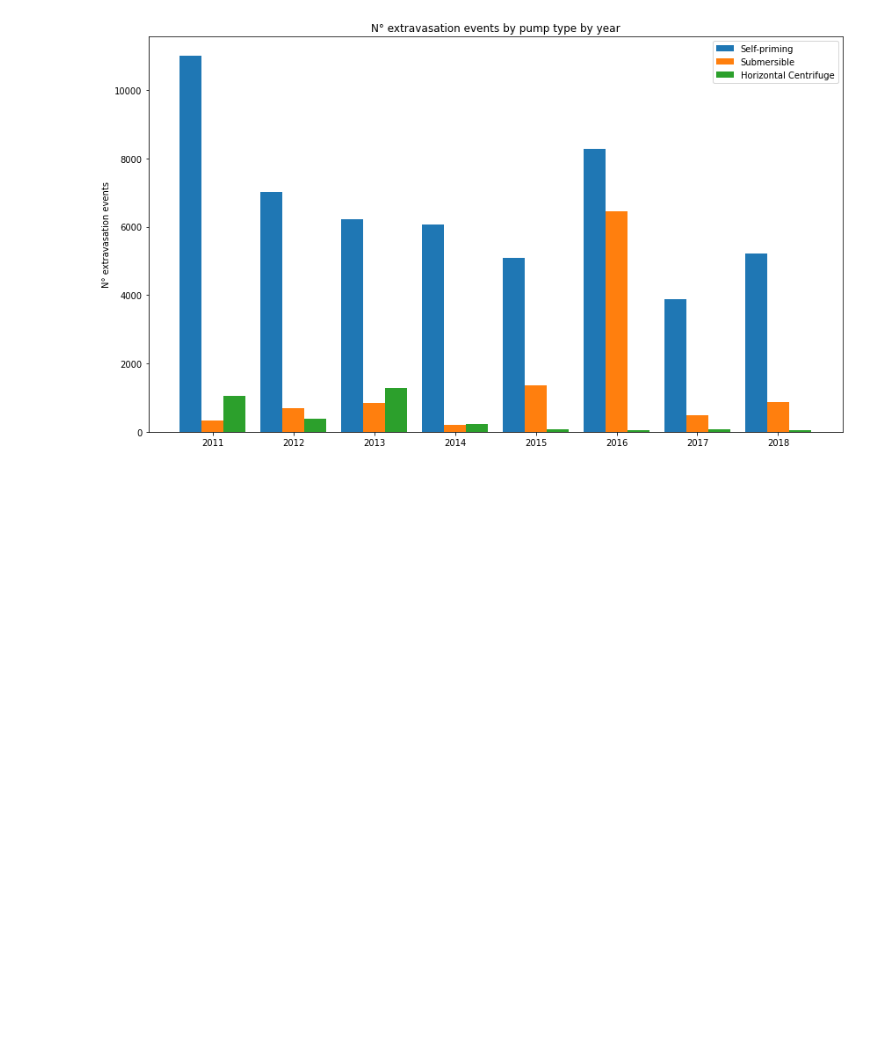
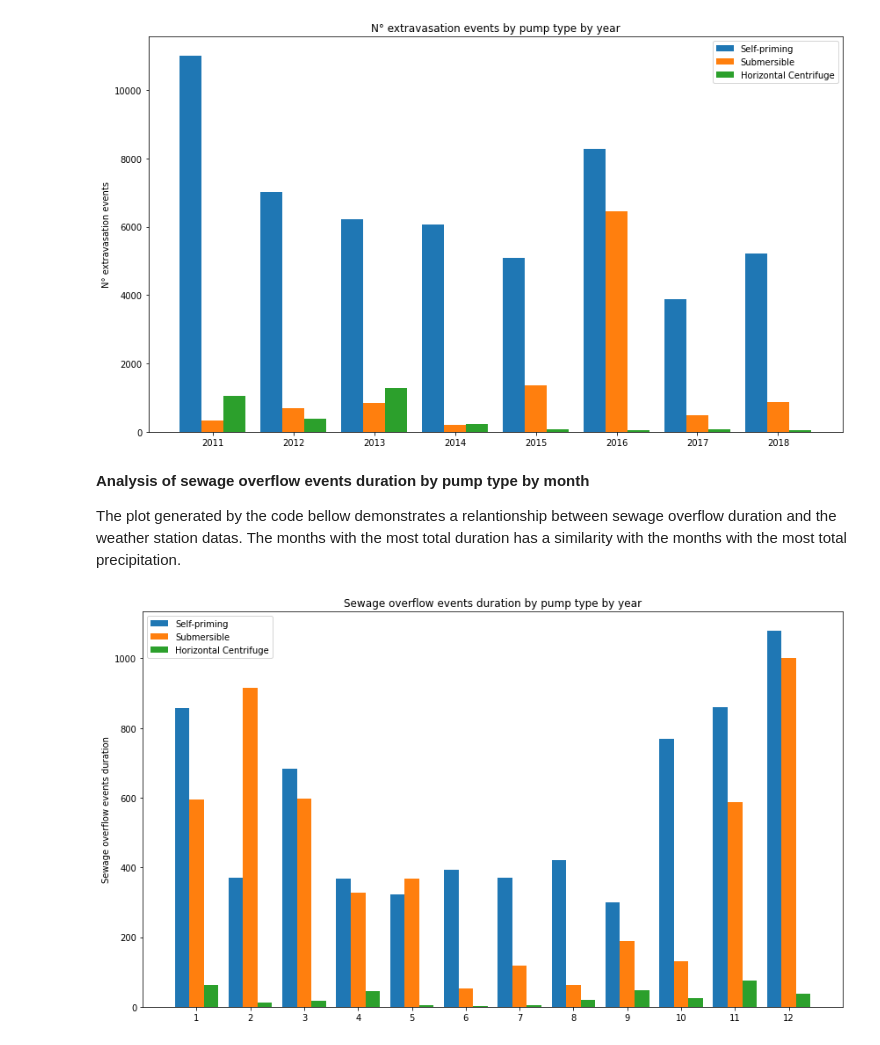
Before and after one commit to heber-augusto/master-degree-jupyter-notebooks, a Jupyter notebook: step_3-data-analysis/step_3-data-analysis-and-exploration.ipynb, the cells around one changed output. Saved outputs shown, nothing was run; the diff lists cells and outputs as text; code cells hidden in the pictures; blank space fills up the shorter version.

Commit message:
[i] Analysis of sewage overflow events duration by pump type by month

```diff
--- a/step_3-data-analysis/step_3-data-analysis-and-exploration.ipynb
+++ b/step_3-data-analysis/step_3-data-analysis-and-exploration.ipynb
@@ -307,11 +307,11 @@ As expected, the number of occurrences of sewage overflow from self-priming pump
 
 gb = []
 for lift_station_index in [25,16,19]:
-  alarmes = get_alarm_data(lift_station_index)
+  alarms = get_alarm_data(lift_station_index)
   #filter by the overflow event
-  alarmes = alarmes[alarmes.MESSAGE == 'Limite Alto']
+  alarms = alarms[alarms.MESSAGE == 'Limite Alto']
   #count number of events by year
-  gb.append(alarmes['INTIME_'].groupby([alarmes.INTIME_.dt.year]).agg('count'))
+  gb.append(alarms['INTIME_'].groupby([alarms.INTIME_.dt.year]).agg('count'))
 
 #organize datasets to show at plot
 labels      = list(gb[0].index.values)
@@ -341,3 +341,55 @@ fig.tight_layout()
 plt.show()
 # %% [output]
 [figure]
+# %% [markdown]
+**Analysis of sewage overflow events duration by pump type by month**
+
+The plot generated by the code bellow demonstrates a relantionship between sewage overflow duration and the weather station datas. The months with the most total duration has a similarity with the months with the most total precipitation.
+# %%
+gb = []
+for lift_station_index in [25,16,19]:
+  alarms = get_alarm_data(lift_station_index)
+  #Filter by the overflow event duration between 2012 and 2018
+  #The event 'Limite Alto - Normalizado' has both start and event timestamp
+  #filled
+  alarms = alarms[(alarms.MESSAGE == 'Limite Alto - Normalizado') & \
+                  (alarms.OUTTIME_ > alarms.INTIME_) & \
+                  (alarms.INTIME_.dt.year >= 2012) &  \
+                  (alarms.INTIME_.dt.year < 2018)]
+
+  #calculates sewage overflow duration
+  alarms['overflow_duration'] = ((alarms.OUTTIME_ - alarms.INTIME_)/np.timedelta64(1,'s')) / 3600
+
+  #group the sum of duration by month
+  gb.append(alarms['overflow_duration'].groupby([alarms.INTIME_.dt.month]).agg('sum'))
+
+#organize datasets to show at plot
+labels      = list(gb[0].index.values)
+auto        = list(gb[0].values)
+subm        = list(gb[1].values)
+cent        = list(gb[2].values)
+
+x = np.arange(len(labels))  # the label locations
+width = 0.27  # the width of the bars
+
+fig, ax = plt.subplots(figsize=(12, 7))
+
+#create legend with pump type names
+rects1 = ax.bar(x, auto, width, label='Self-priming')
+rects2 = ax.bar(x + width        , subm, width, label='Submersible')
+rects3 = ax.bar(x + 2*width, cent, width, label='Horizontal Centrifuge')
+
+# Add some text for labels, title and custom x-axis tick labels, etc.
+ax.set_ylabel('Sewage overflow events duration')
+ax.set_title('Sewage overflow events duration by pump type by year')
+ax.set_xticks(x + width)
+ax.set_xticklabels(labels)
+ax.legend()
+
+
+
+fig.tight_layout()
+
+plt.show()
+# %% [output]
+[figure, added]
```
